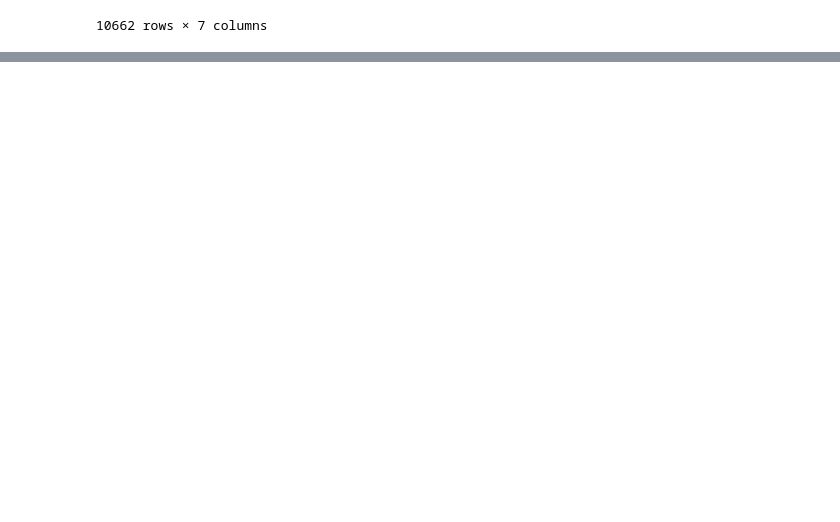
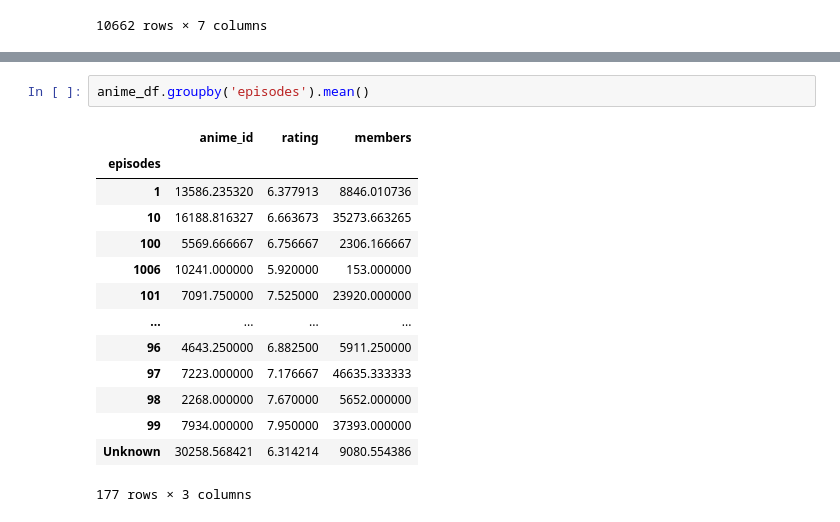
Before and after one commit to selennazlib/AnimeRecommenderPortfolioProject, a Jupyter notebook: AnimeRecommenderPortfolioProject.ipynb, the cells around one changed output, grey strips where cells are left out. Drawn from its saved outputs; the diff is of its cells as text; blank space fills up the shorter version.

```diff
--- a/AnimeRecommenderPortfolioProject.ipynb
+++ b/AnimeRecommenderPortfolioProject.ipynb
@@ -96,0 +107,17 @@ anime_df
+# %%
+anime_df.groupby('episodes').mean()
+# %% [output]
+|  | anime_id | rating | members |
+| episodes |  |  |  |
+| 1 | 13586.235320 | 6.377913 | 8846.010736 |
+| 10 | 16188.816327 | 6.663673 | 35273.663265 |
+| 100 | 5569.666667 | 6.756667 | 2306.166667 |
+| 1006 | 10241.000000 | 5.920000 | 153.000000 |
+| 101 | 7091.750000 | 7.525000 | 23920.000000 |
+| ... | ... | ... | ... |
+| 96 | 4643.250000 | 6.882500 | 5911.250000 |
+| 97 | 7223.000000 | 7.176667 | 46635.333333 |
+| 98 | 2268.000000 | 7.670000 | 5652.000000 |
+| 99 | 7934.000000 | 7.950000 | 37393.000000 |
+| Unknown | 30258.568421 | 6.314214 | 9080.554386 |
+177 rows × 3 columns
```
Also changed, not shown: parts of 9 cells of this notebook.
